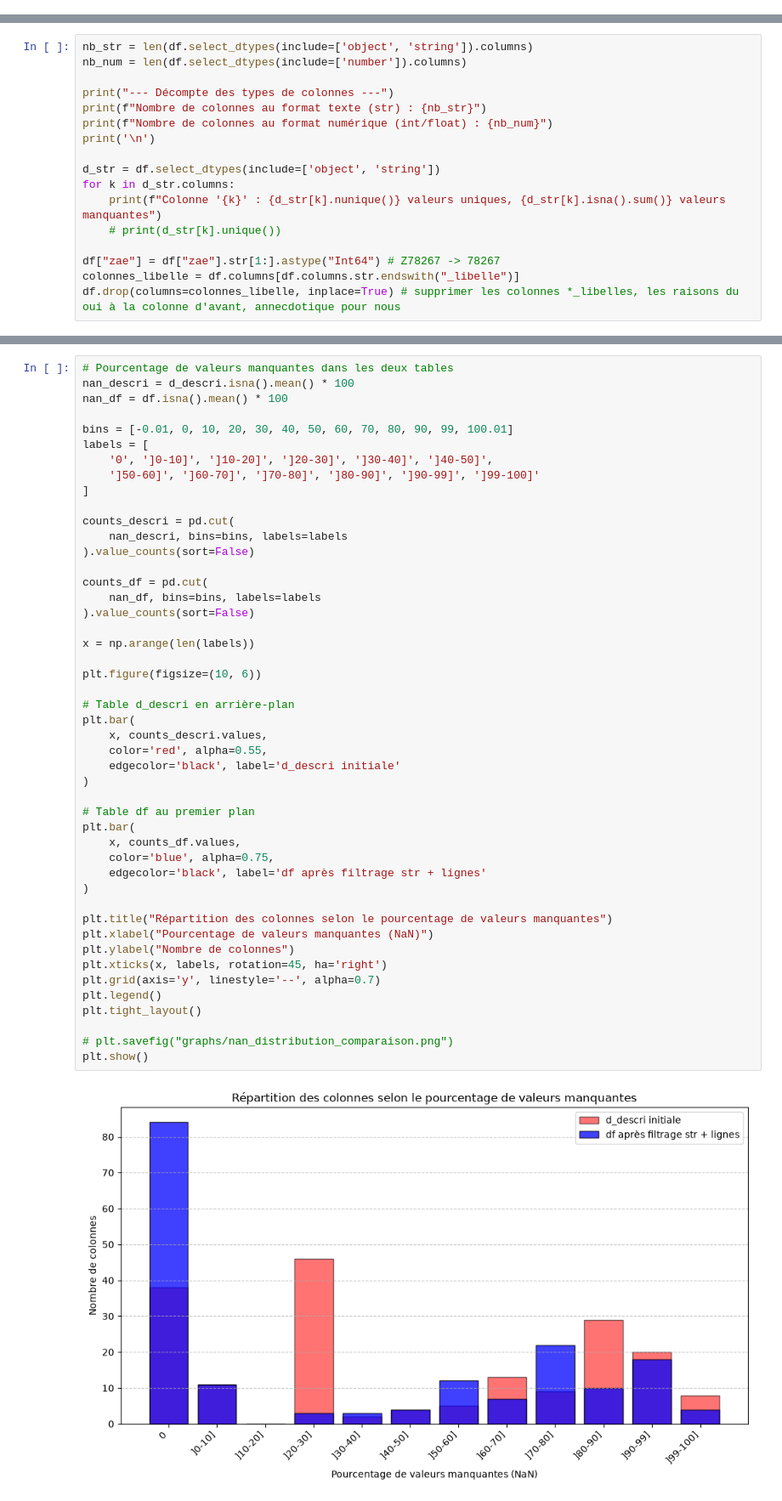
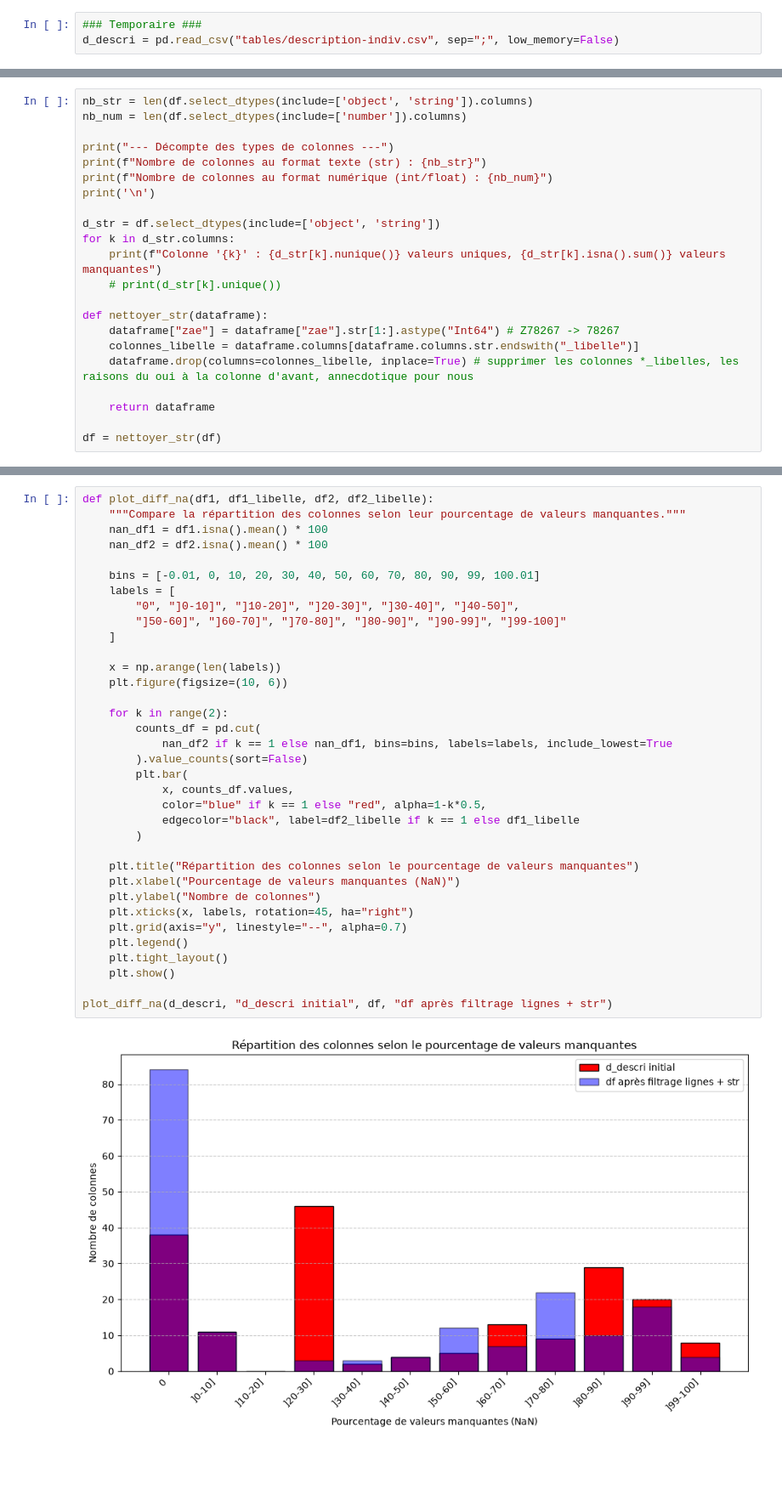
Before and after one commit to Mithrafk/Projet_Collab_Sabine, a Jupyter notebook: TP7/7_projet.ipynb, the cells around one changed output, grey strips where cells are left out. Shown at 85% size. Saved outputs shown, nothing was run; the diff lists cells and outputs as text; blank space fills up the shorter version.

```diff
--- a/TP7/7_projet.ipynb
+++ b/TP7/7_projet.ipynb
@@ -43 +45,4 @@ import pandas as pd
+# %%
+### Temporaire ###
+d_descri = pd.read_csv("tables/description-indiv.csv", sep=";", low_memory=False)
 # %% [markdown]
@@ -103,9 +118,14 @@ for k in d_str.columns:
     print(f"Colonne '{k}' : {d_str[k].nunique()} valeurs uniques, {d_str[k].isna().sum()} valeurs manquantes")
     # print(d_str[k].unique())
 
-df["zae"] = df["zae"].str[1:].astype("Int64") # Z78267 -> 78267
-colonnes_libelle = df.columns[df.columns.str.endswith("_libelle")]
-df.drop(columns=colonnes_libelle, inplace=True) # supprimer les colonnes *_libelles, les raisons du oui à la colonne d'avant, annecdotique pour nous
+def nettoyer_str(dataframe):
+    dataframe["zae"] = dataframe["zae"].str[1:].astype("Int64") # Z78267 -> 78267
+    colonnes_libelle = dataframe.columns[dataframe.columns.str.endswith("_libelle")]
+    dataframe.drop(columns=colonnes_libelle, inplace=True) # supprimer les colonnes *_libelles, les raisons du oui à la colonne d'avant, annecdotique pour nous
+
+    return dataframe
+
+df = nettoyer_str(df)
 # %% [output]
 --- Décompte des types de colonnes ---
 Nombre de colonnes au format texte (str) : 8
@@ -125,49 +145,37 @@ Colonne 'poids_modifalim_autre_libelle' : 21 valeurs uniques, 3956 valeurs manqu
 # %%
-# Pourcentage de valeurs manquantes dans les deux tables
-nan_descri = d_descri.isna().mean() * 100
-nan_df = df.isna().mean() * 100
+def plot_diff_na(df1, df1_libelle, df2, df2_libelle):
+    """Compare la répartition des colonnes selon leur pourcentage de valeurs manquantes."""
+    nan_df1 = df1.isna().mean() * 100
+    nan_df2 = df2.isna().mean() * 100
 
-bins = [-0.01, 0, 10, 20, 30, 40, 50, 60, 70, 80, 90, 99, 100.01]
-labels = [
-    '0', ']0-10]', ']10-20]', ']20-30]', ']30-40]', ']40-50]',
-    ']50-60]', ']60-70]', ']70-80]', ']80-90]', ']90-99]', ']99-100]'
-]
+    bins = [-0.01, 0, 10, 20, 30, 40, 50, 60, 70, 80, 90, 99, 100.01]
+    labels = [
+        "0", "]0-10]", "]10-20]", "]20-30]", "]30-40]", "]40-50]",
+        "]50-60]", "]60-70]", "]70-80]", "]80-90]", "]90-99]", "]99-100]"
+    ]
 
-counts_descri = pd.cut(
-    nan_descri, bins=bins, labels=labels
-).value_counts(sort=False)
+    x = np.arange(len(labels))
+    plt.figure(figsize=(10, 6))
 
-counts_df = pd.cut(
-    nan_df, bins=bins, labels=labels
-).value_counts(sort=False)
+    for k in range(2):
+        counts_df = pd.cut(
+            nan_df2 if k == 1 else nan_df1, bins=bins, labels=labels, include_lowest=True
+        ).value_counts(sort=False)
+        plt.bar(
+            x, counts_df.values,
+            color="blue" if k == 1 else "red", alpha=1-k*0.5,
+            edgecolor="black", label=df2_libelle if k == 1 else df1_libelle
+        )
 
-x = np.arange(len(labels))
+    plt.title("Répartition des colonnes selon le pourcentage de valeurs manquantes")
+    plt.xlabel("Pourcentage de valeurs manquantes (NaN)")
+    plt.ylabel("Nombre de colonnes")
+    plt.xticks(x, labels, rotation=45, ha="right")
+    plt.grid(axis="y", linestyle="--", alpha=0.7)
+    plt.legend()
+    plt.tight_layout()
+    plt.show()
 
-plt.figure(figsize=(10, 6))
-
-# Table d_descri en arrière-plan
-plt.bar(
-    x, counts_descri.values,
-    color='red', alpha=0.55,
-    edgecolor='black', label='d_descri initiale'
-)
-
-# Table df au premier plan
-plt.bar(
-    x, counts_df.values,
-    color='blue', alpha=0.75,
-    edgecolor='black', label='df après filtrage str + lignes'
-)
-
-plt.title("Répartition des colonnes selon le pourcentage de valeurs manquantes")
-plt.xlabel("Pourcentage de valeurs manquantes (NaN)")
-plt.ylabel("Nombre de colonnes")
-plt.xticks(x, labels, rotation=45, ha='right')
-plt.grid(axis='y', linestyle='--', alpha=0.7)
-plt.legend()
-plt.tight_layout()
-
-# plt.savefig("graphs/nan_distribution_comparaison.png")
-plt.show()
+plot_diff_na(d_descri, "d_descri initial", df, "df après filtrage lignes + str")
 # %% [output]
-[figure, old version]
+[figure, new version]
```
Also changed, not shown: parts of 38 cells of this notebook, 3 other files.
